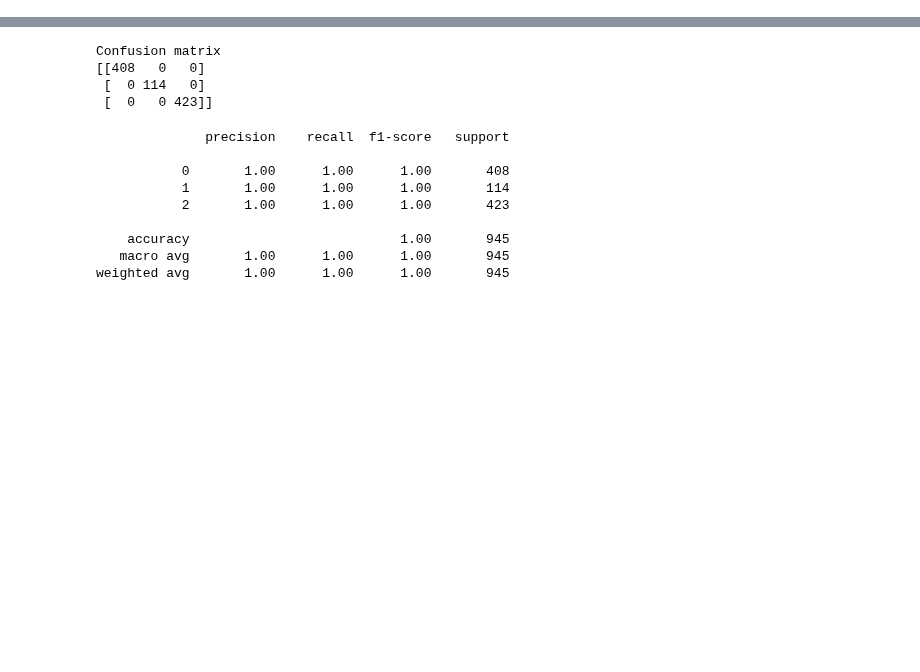
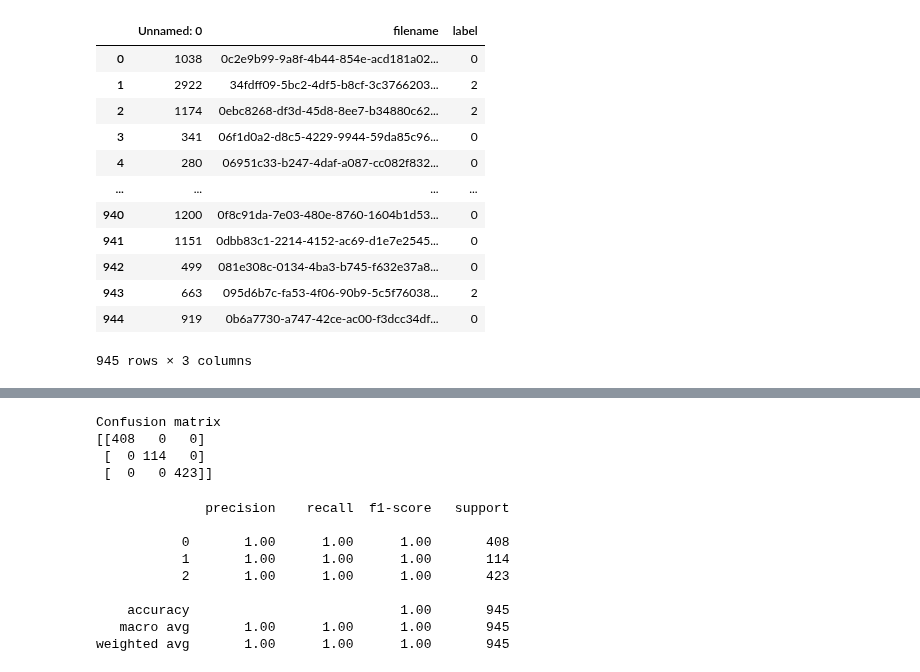
Before and after one commit to ramkicse/covid19-chest-x-ray, a Jupyter notebook: 3.Evaluate.ipynb, the cells around one changed output, grey strips where cells are left out. Saved outputs shown, nothing was run; the diff lists cells and outputs as text; code cells hidden in the pictures; blank space fills up the shorter version.

```diff
--- a/3.Evaluate.ipynb
+++ b/3.Evaluate.ipynb
@@ -45,0 +95,17 @@ criterion = nn.CrossEntropyLoss()
+# %%
+df = pd.read_csv(os.path.join(os.getcwd(), 'data', 'train.csv'))
+df
+# %% [output]
+|  | Unnamed: 0 | filename | label |
+| 0 | 1038 | 0c2e9b99-9a8f-4b44-854e-acd181a02... | 0 |
+| 1 | 2922 | 34fdff09-5bc2-4df5-b8cf-3c3766203... | 2 |
+| 2 | 1174 | 0ebc8268-df3d-45d8-8ee7-b34880c62... | 2 |
+| 3 | 341 | 06f1d0a2-d8c5-4229-9944-59da85c96... | 0 |
+| 4 | 280 | 06951c33-b247-4daf-a087-cc082f832... | 0 |
+| ... | ... | ... | ... |
+| 940 | 1200 | 0f8c91da-7e03-480e-8760-1604b1d53... | 0 |
+| 941 | 1151 | 0dbb83c1-2214-4152-ac69-d1e7e2545... | 0 |
+| 942 | 499 | 081e308c-0134-4ba3-b745-f632e37a8... | 0 |
+| 943 | 663 | 095d6b7c-fa53-4f06-90b9-5c5f76038... | 2 |
+| 944 | 919 | 0b6a7730-a747-42ce-ac00-f3dcc34df... | 0 |
+945 rows × 3 columns
```
Also changed, not shown: parts of 54 cells of this notebook, 12 other files.
